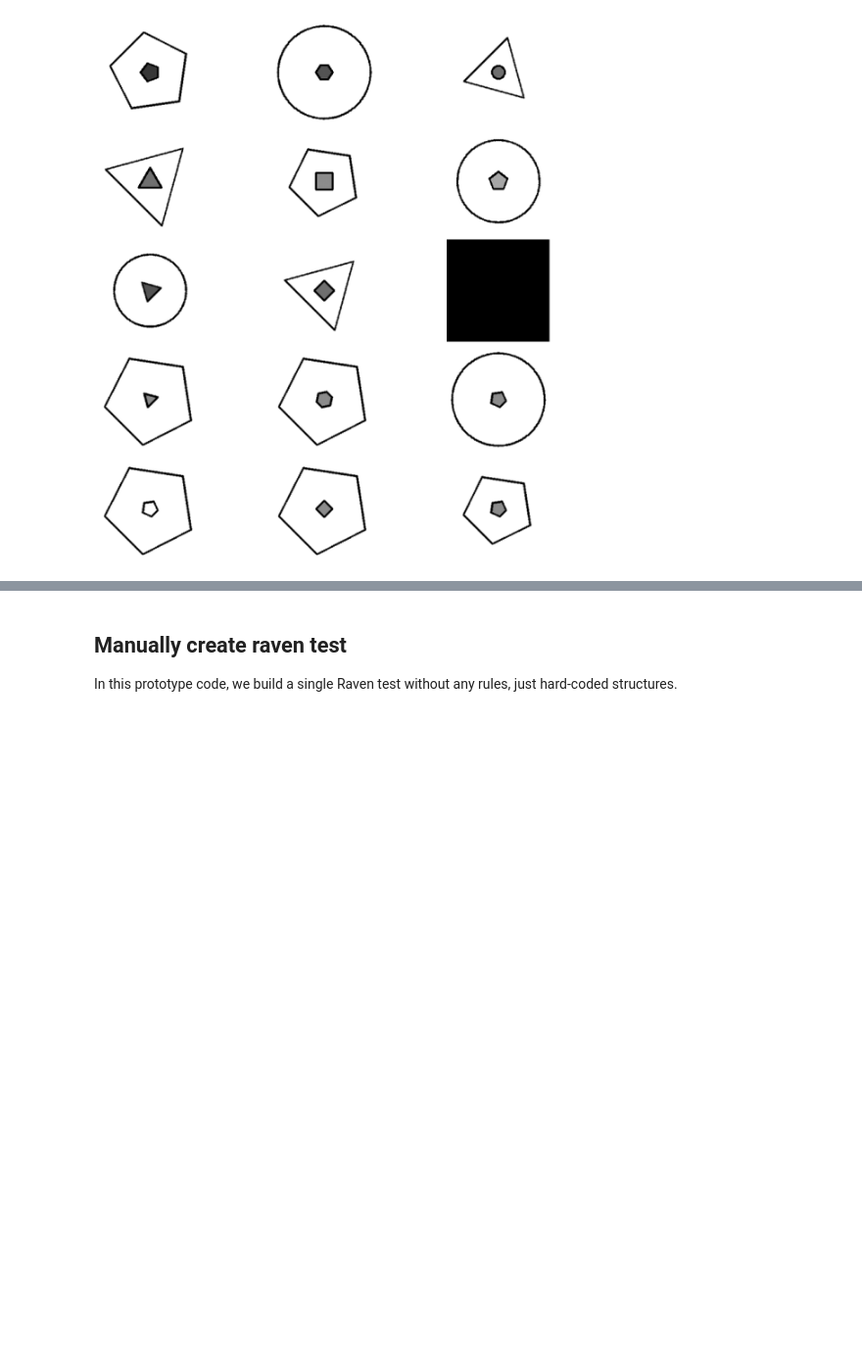
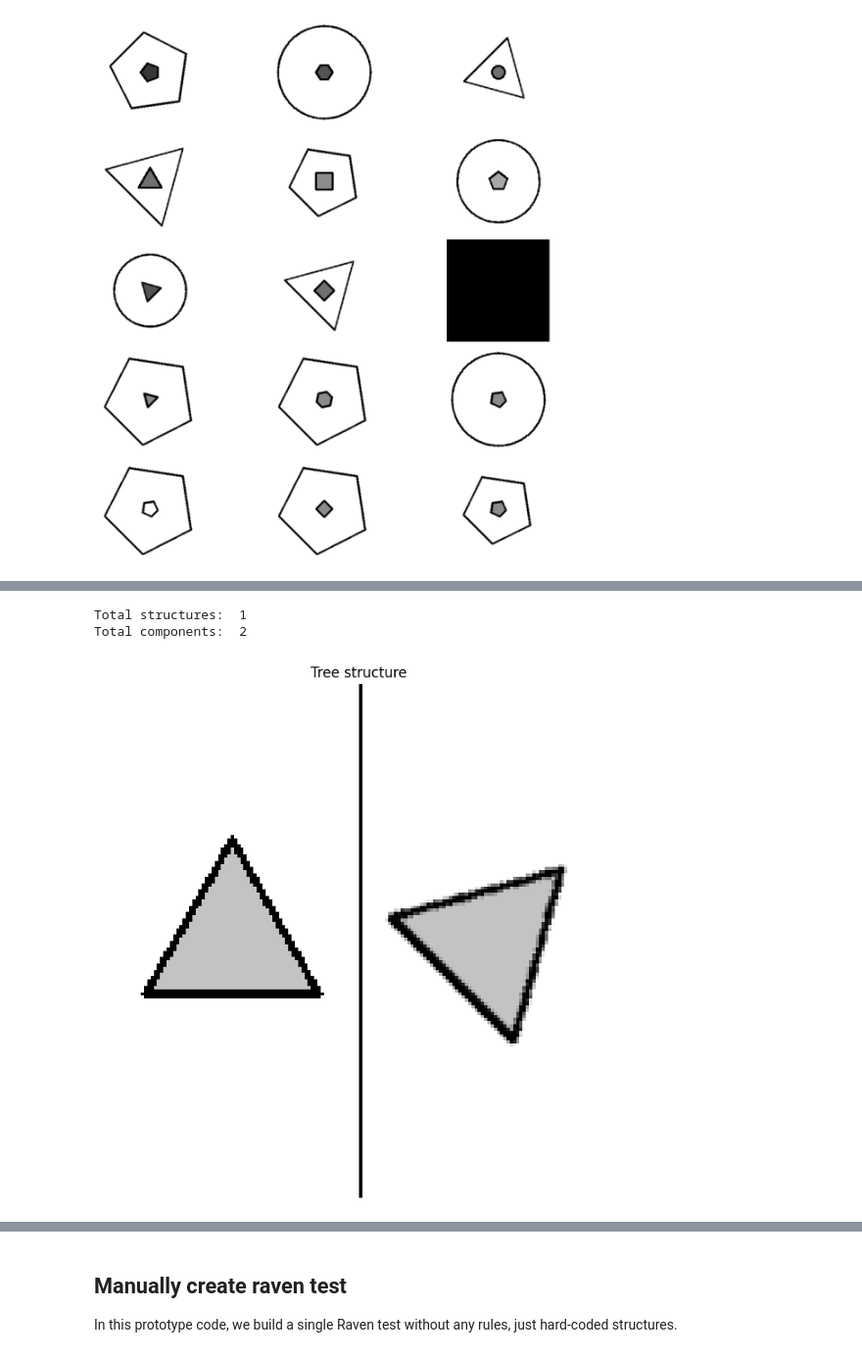
Before and after one commit to andylee024/raven-cvpr, a Jupyter notebook: notebooks/visualize_notebook.ipynb, the cells around one changed output, grey strips where cells are left out. Shown at 98% size. Drawn from its saved outputs; the diff is of its cells as text; code cells hidden in the pictures; blank space fills up the shorter version.

```diff
--- a/notebooks/visualize_notebook.ipynb
+++ b/notebooks/visualize_notebook.ipynb
@@ -173,0 +160,51 @@ visualize_tree()
+# %%
+def build_two_shape_panel():
+    # Build a center_single tree
+    tree = build_left_center_single_right_center_single()
+    # tree = build_in_distribute_four_out_center_single()
+
+    # Make sure it's properly set up for rendering
+    tree.is_pg = True
+
+    # Access the nodes of the trees
+    print("Total structures: ", len(tree.children))
+    structure = tree.children[0]  # First child of root is Structure
+
+    print("Total components: ", len(structure.children))
+    left_component = structure.children[0]
+    right_component = structure.children[1]
+
+    left_layout = left_component.children[0]
+    right_layout = right_component.children[0]
+
+    # Set up the number and position
+    left_layout.number.value_level = 0  # One entity in left layout
+    left_layout.position.sample(1)  # Sample 1 position
+    right_layout.number.value_level = 0  # One entity
+    right_layout.position.sample(1)  # Sample 1 position
+
+    # Step 3: Create the entity (triangle)
+    left_position_values = left_layout.position.get_value()
+    left_layout_entity_constraint = left_layout.entity_constraint
+    left_entity = build_single_entity(left_position_values[0], left_layout_entity_constraint)
+    left_layout.insert(left_entity)
+
+    right_position_values = right_layout.position.get_value()
+    right_layout_entity_constraint = right_layout.entity_constraint
+    right_entity = build_single_entity(right_position_values[0], right_layout_entity_constraint)
+    right_layout.insert(right_entity)
+
+    # print("Total layouts (left): ", len(left_layout.children))
+    # print("Total layouts (right): ", len(right_layout.children))
+    # left_layout = left_component.children[0]  # First child of Layout is Entity
+    # right_layout = right_component.children[0]  # First child of Layout is Entity
+
+    # Set up the number and position
+    return tree
+
+two_shape_panel = build_two_shape_panel()
+visualize_panel(two_shape_panel)
+# %% [output]
+Total structures:  1
+Total components:  2
+[figure, added]
```
Also changed, not shown: parts of 5 cells of this notebook.
